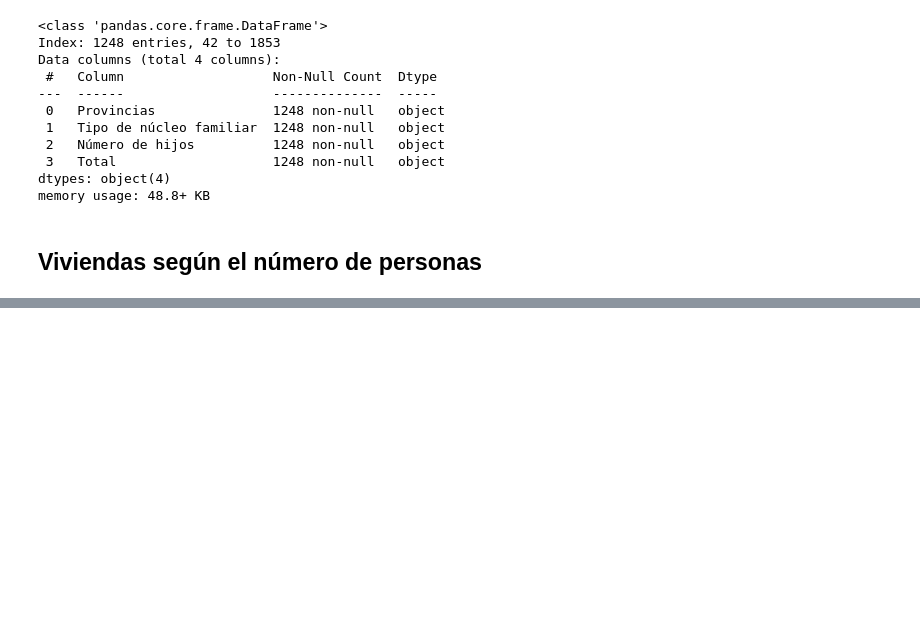
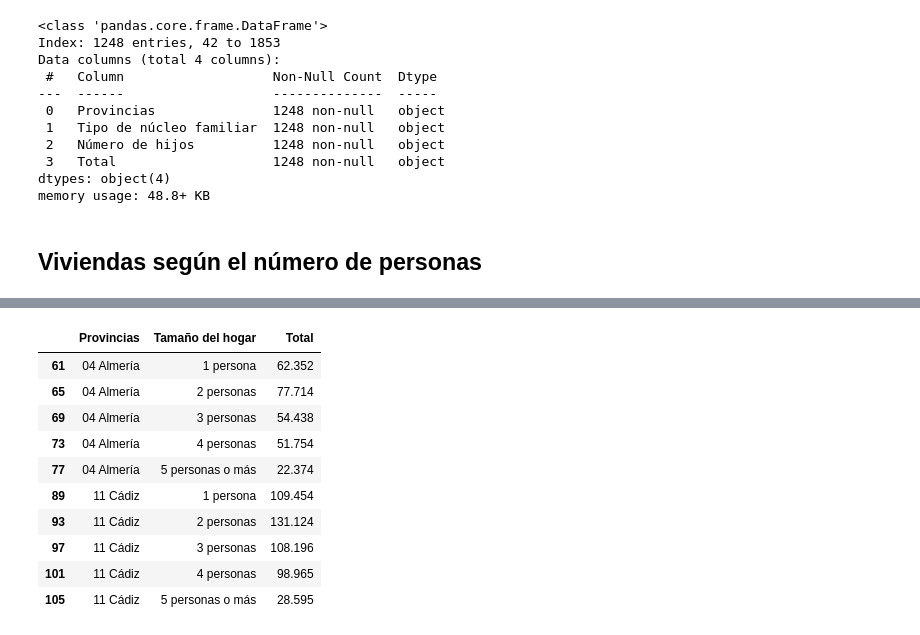
Before and after one commit to elena-17/DataMining-24-25, a Jupyter notebook: src/processing.ipynb, the cells around one changed output, grey strips where cells are left out. Drawn from its saved outputs; the diff is of its cells as text; code cells hidden in the pictures; blank space fills up the shorter version.

```diff
--- a/src/processing.ipynb
+++ b/src/processing.ipynb
@@ -215,0 +264,23 @@ memory usage: 48.8+ KB
+# %%
+# Definir el diccionario de asignaciones
+asignaciones = {
+    "03 Asturias, Principado de": "Asturias",
+    "04 Balears, Illes": "Balears, Illes",
+    "06 Cantabria": "Cantabria",
+    "13 Madrid, Comunidad de": "Murcia",
+    "14 Murcia, Región de": "Madrid",
+    "15 Navarra, Comunidad Foral de":"Navarra",
+    "17 Rioja, La": "Rioja, La",
+    "18 Ceuta": "Ceuta",
+    "19 Melilla": "Melilla"
+}
+
+# Identificar las comunidades autónomas con una sola provincia
+comunidades_uniprovinciales = set(asignaciones.keys())
+
+# Reemplazar valores nulos en "Provincias" para comunidades uniprovinciales
+for comunidad, provincia in asignaciones.items():
+    viviendas_numero_personas_df.loc[(viviendas_numero_personas_df["Comunidades y Ciudades Autónomas"] == comunidad) & (viviendas_numero_personas_df["Provincias"].isnull()), "Provincias"] = provincia
+
+# Eliminar filas de valores totales por comunidad autónoma
+viviendas_numero_personas_df = viviendas_numero_personas_df.dropna(subset=["Provincias"])
@@ -215,0 +289,2 @@ memory usage: 48.8+ KB
+# %%
+viviendas_numero_personas_df = viviendas_numero_personas_df.drop(columns=["Comunidades y Ciudades Autónomas"])
@@ -215,0 +293,3 @@ memory usage: 48.8+ KB
+# %%
+viviendas_numero_personas_df = viviendas_numero_personas_df[viviendas_numero_personas_df['Tamaño del hogar'] != "Total"]
+viviendas_numero_personas_df = viviendas_numero_personas_df[viviendas_numero_personas_df['Tamaño del hogar'] != "Tamaño medio"]
@@ -215,0 +298,3 @@ memory usage: 48.8+ KB
+# %%
+viviendas_numero_personas_df.drop(viviendas_numero_personas_df[viviendas_numero_personas_df['Año'] != 2022].index, inplace=True)
+viviendas_numero_personas_df.drop(columns=['Año'], inplace=True)
@@ -215,0 +316,14 @@ memory usage: 48.8+ KB
+# %%
+viviendas_numero_personas_df.head(10)
+# %% [output]
+|  | Provincias | Tamaño del hogar | Total |
+| 61 | 04 Almería | 1 persona | 62.352 |
+| 65 | 04 Almería | 2 personas | 77.714 |
+| 69 | 04 Almería | 3 personas | 54.438 |
+| 73 | 04 Almería | 4 personas | 51.754 |
+| 77 | 04 Almería | 5 personas o más | 22.374 |
+| 89 | 11 Cádiz | 1 persona | 109.454 |
+| 93 | 11 Cádiz | 2 personas | 131.124 |
+| 97 | 11 Cádiz | 3 personas | 108.196 |
+| 101 | 11 Cádiz | 4 personas | 98.965 |
+| 105 | 11 Cádiz | 5 personas o más | 28.595 |
```
Also changed, not shown: parts of 13 cells of this notebook.
